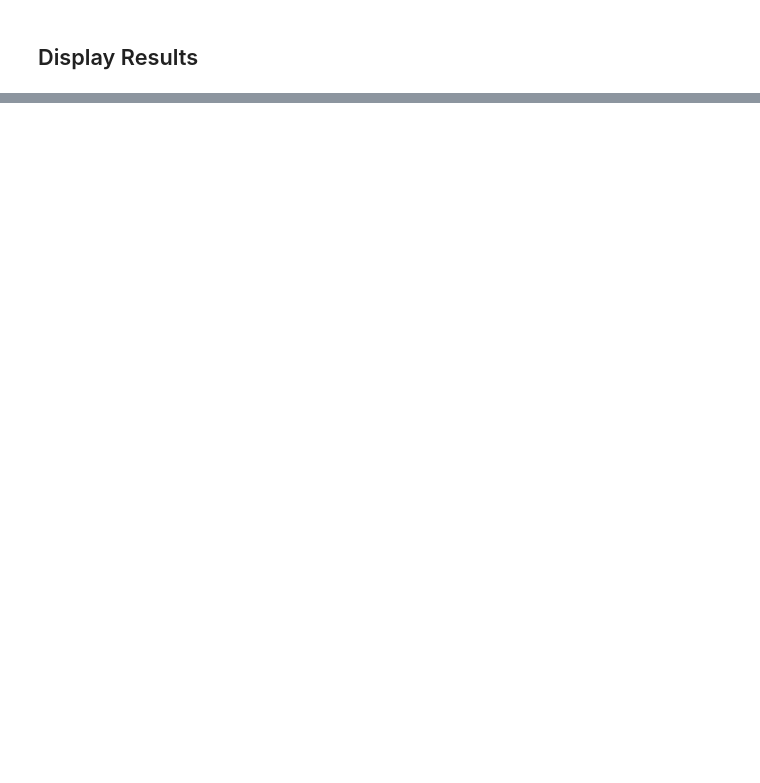
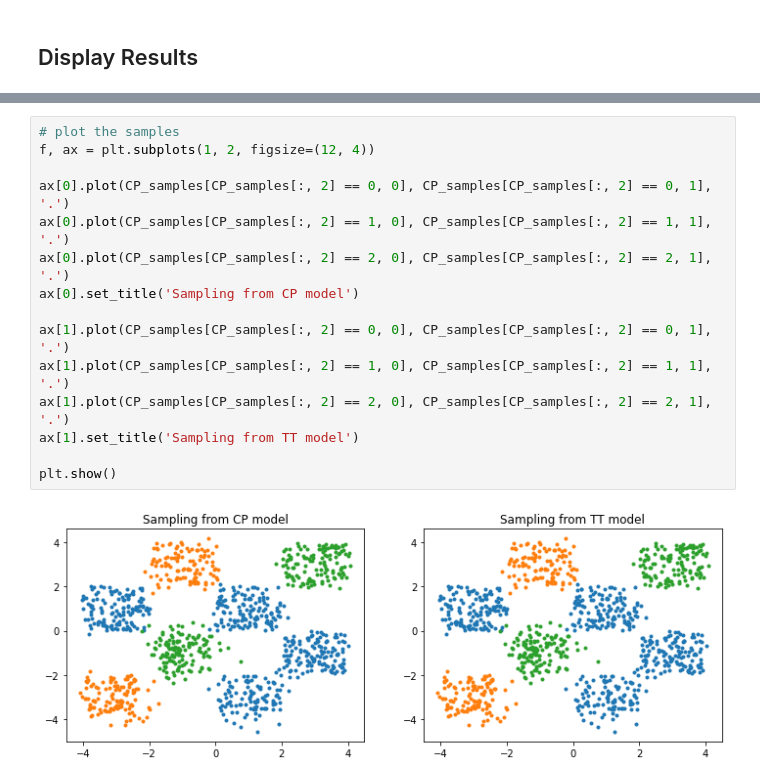
Before and after one commit to simonamtoft/tfde-tfp, a Jupyter notebook: notebooks/Heterogeneous Modelling.ipynb, the cells around one changed output, grey strips where cells are left out. Drawn from its saved outputs; the diff is of its cells as text; blank space fills up the shorter version.

```diff
--- a/notebooks/Heterogeneous Modelling.ipynb
+++ b/notebooks/Heterogeneous Modelling.ipynb
@@ -161,0 +184,17 @@ FIXED TT MODEL
+# %%
+# plot the samples
+f, ax = plt.subplots(1, 2, figsize=(12, 4))
+
+ax[0].plot(CP_samples[CP_samples[:, 2] == 0, 0], CP_samples[CP_samples[:, 2] == 0, 1], '.')
+ax[0].plot(CP_samples[CP_samples[:, 2] == 1, 0], CP_samples[CP_samples[:, 2] == 1, 1], '.')
+ax[0].plot(CP_samples[CP_samples[:, 2] == 2, 0], CP_samples[CP_samples[:, 2] == 2, 1], '.')
+ax[0].set_title('Sampling from CP model')
+
+ax[1].plot(CP_samples[CP_samples[:, 2] == 0, 0], CP_samples[CP_samples[:, 2] == 0, 1], '.')
+ax[1].plot(CP_samples[CP_samples[:, 2] == 1, 0], CP_samples[CP_samples[:, 2] == 1, 1], '.')
+ax[1].plot(CP_samples[CP_samples[:, 2] == 2, 0], CP_samples[CP_samples[:, 2] == 2, 1], '.')
+ax[1].set_title('Sampling from TT model')
+
+plt.show()
+# %% [output]
+[figure, added]
```
Also changed, not shown: parts of 27 cells of this notebook.
